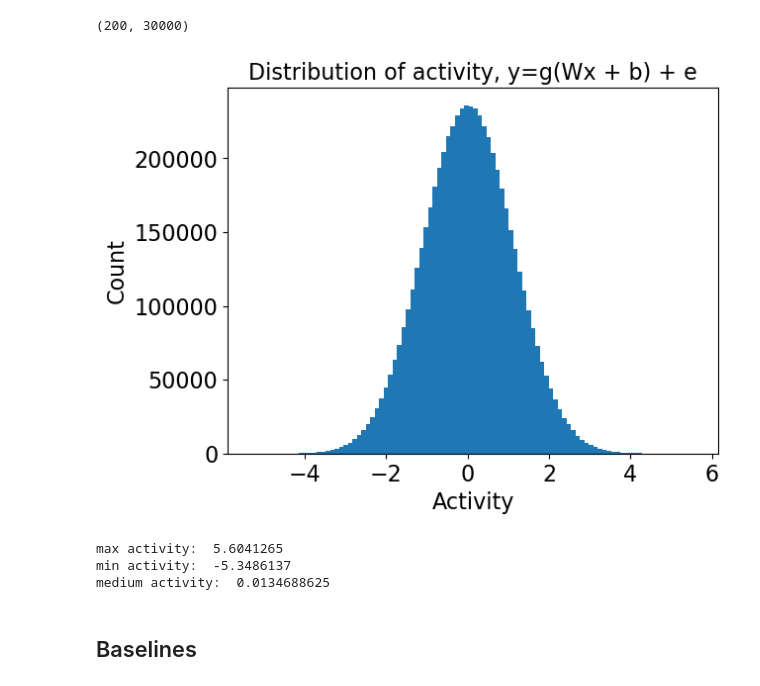
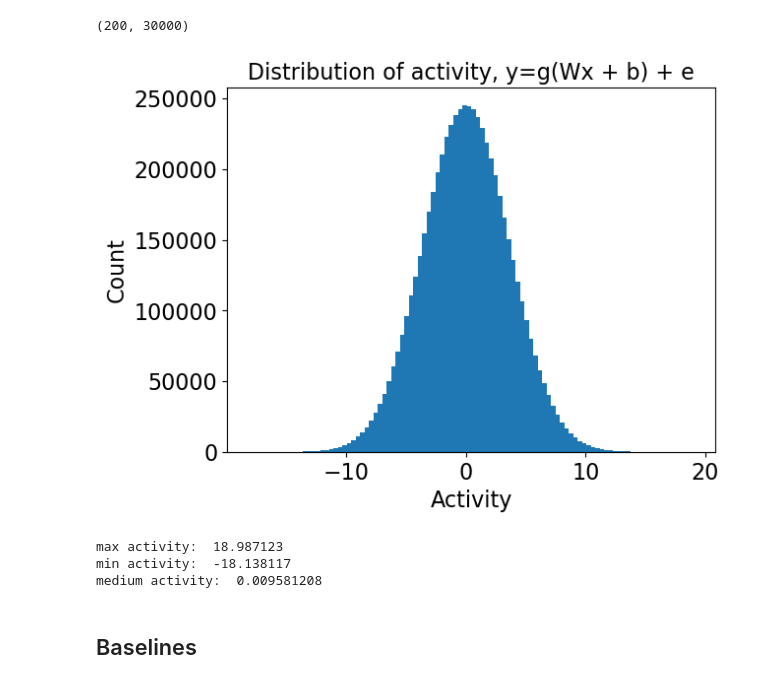
Before and after one commit to wuweizhang0723/func2graph, a Jupyter notebook: notebook/check_data/simulation_data.ipynb, the cells around one changed output. Saved outputs shown, nothing was run; the diff lists cells and outputs as text; code cells hidden in the pictures.

```diff
--- a/notebook/check_data/simulation_data.ipynb
+++ b/notebook/check_data/simulation_data.ipynb
@@ -27,9 +30,9 @@ neuron_num = 200   #####################
 tau = 1   ##################### !!!!!!!!!!!!!!!!!!!!!!!!!!!!!!!!!!
 
 
-init_scale = 0.2  #################
-weight_scale = 0.2   #################
-error_scale = 1  #################
+init_scale = 1  ################# 0.2, 1
+weight_scale = 1   ################# 0.2, 1
+error_scale = 3.5  ################# 1, 5
 
 total_time = 30000
 
@@ -86,37 +89,39 @@ if test == True:
     for i in range(10):
         plt.subplot(10, 1, i+1)
         plt.plot(signal_result[i,:200])
     plt.show()
 
     for i in range(10):
         plt.subplot(10, 1, i+1)
         plt.plot(error_result[i,:200] + signal_result[i,:200])
     plt.show()
 
     plt.hist(signal_result.flatten(), bins=100)
+    plt.title("Distribution of signal, y=g(Wx + b)")
     plt.show()
     plt.hist(error_result.flatten(), bins=100)
+    plt.title("Distribution of error, y=e")
     plt.show()
 
 else:
     plt.hist(result.flatten(), bins=100)
     plt.title("Distribution of activity, y=g(Wx + b) + e")
     plt.xlabel("Activity")
     plt.ylabel("Count")
     plt.show()
 
     # get the largest value of activity
     max_activity = np.max(result)
     print("max activity: ", max_activity)
     min_activity = np.min(result)
     print("min activity: ", min_activity)
     medium_activity = np.median(result)
     print("medium activity: ", medium_activity)
 # %% [output]
-[figure, old version]
+[figure, new version]
-max activity:  5.6041265
-min activity:  -5.3486137
-medium activity:  0.0134688625
+max activity:  18.987123
+min activity:  -18.138117
+medium activity:  0.009581208
 # %% [markdown]
 ## Baselines
 # %%
```
Also changed, not shown: parts of 6 cells of this notebook, 5 other files.
